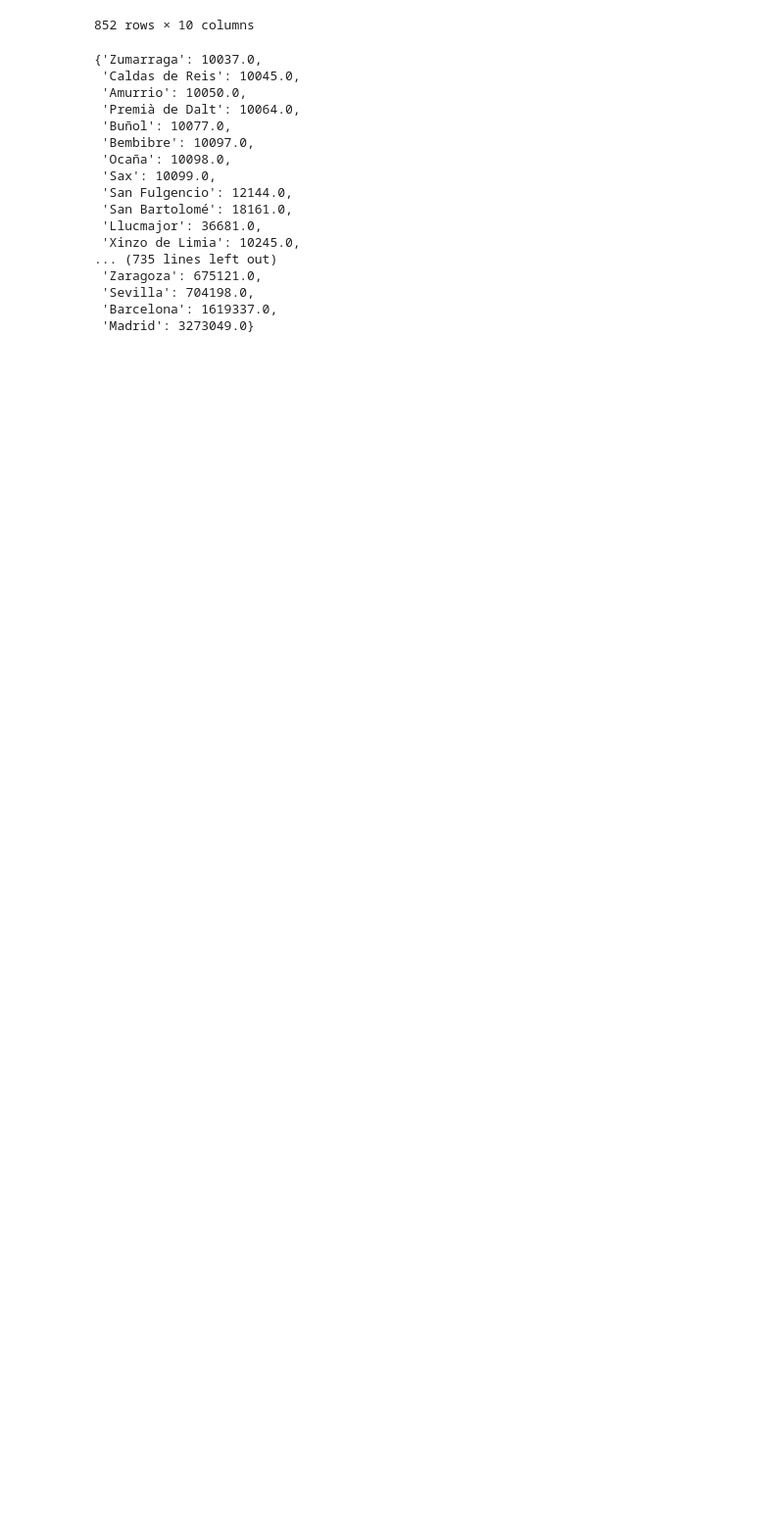
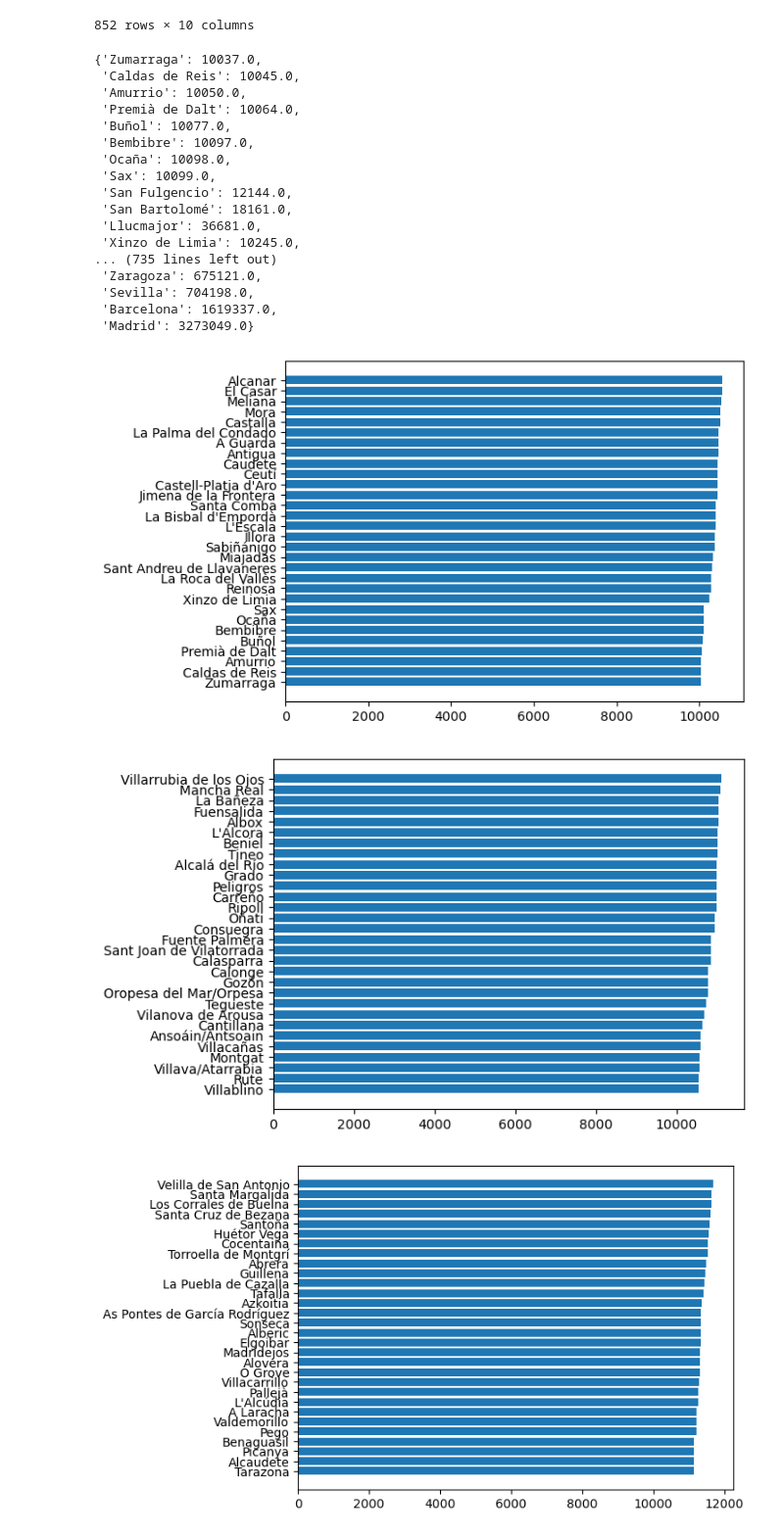
Before and after one commit to fhprime/Laboratorio-3-FH-Data-Science, a Jupyter notebook: Laboratorio 3 FH Data Science.ipynb, the cells around one changed output. Shown at 98% size. Saved outputs shown, nothing was run; the diff lists cells and outputs as text; code cells hidden in the pictures; blank space fills up the shorter version.

```diff
--- a/Laboratorio 3 FH Data Science.ipynb
+++ b/Laboratorio 3 FH Data Science.ipynb
@@ -188,8 +188,17 @@ diccionario_graph
 # %%
 #Parto el grafico en 4 partes
 import itertools
-dict_graph1 = dict(itertools.islice(diccionario_graph.items(),25))
+sort_dict = dict(sorted(diccionario_graph.items(), key=lambda item:item[1]))
+dict_list = []
+for x in range(0,len(sort_dict),30):
+    dict_graph = dict(itertools.islice(sort_dict.items(),x,x+30))
+    dict_list.append(dict_graph)
 # %%
-plt.barh(*zip(*dict_graph1.items()))
-plt.show
+for dicc in dict_list:
+    figura = plt.figure()
+    plt.barh(*zip(*dicc.items()))
+    plt.show
 # %% [output]
+[figure, new version]
+[figure, added]
+[figure, added]
```
Also changed, not shown: parts of 2 cells of this notebook.
